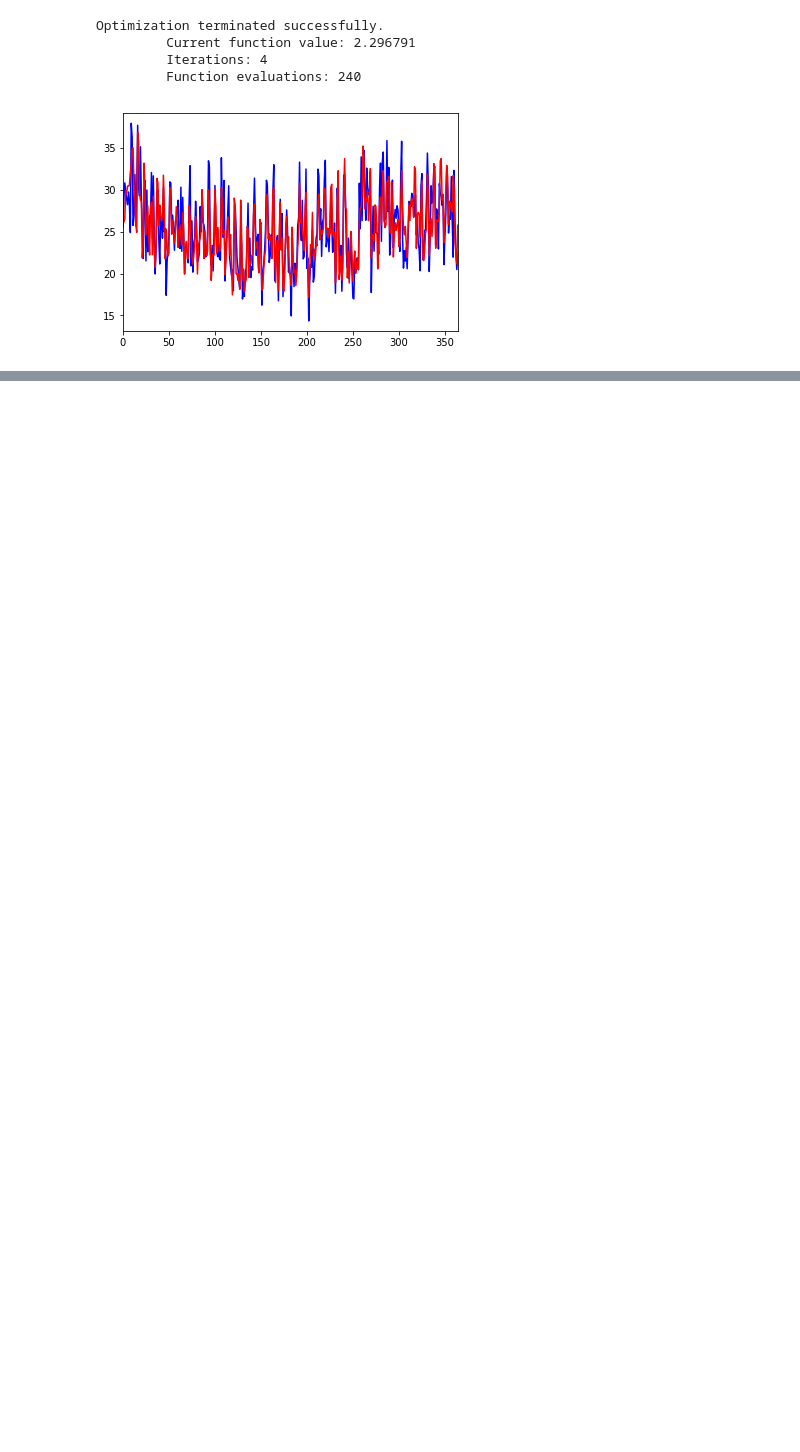
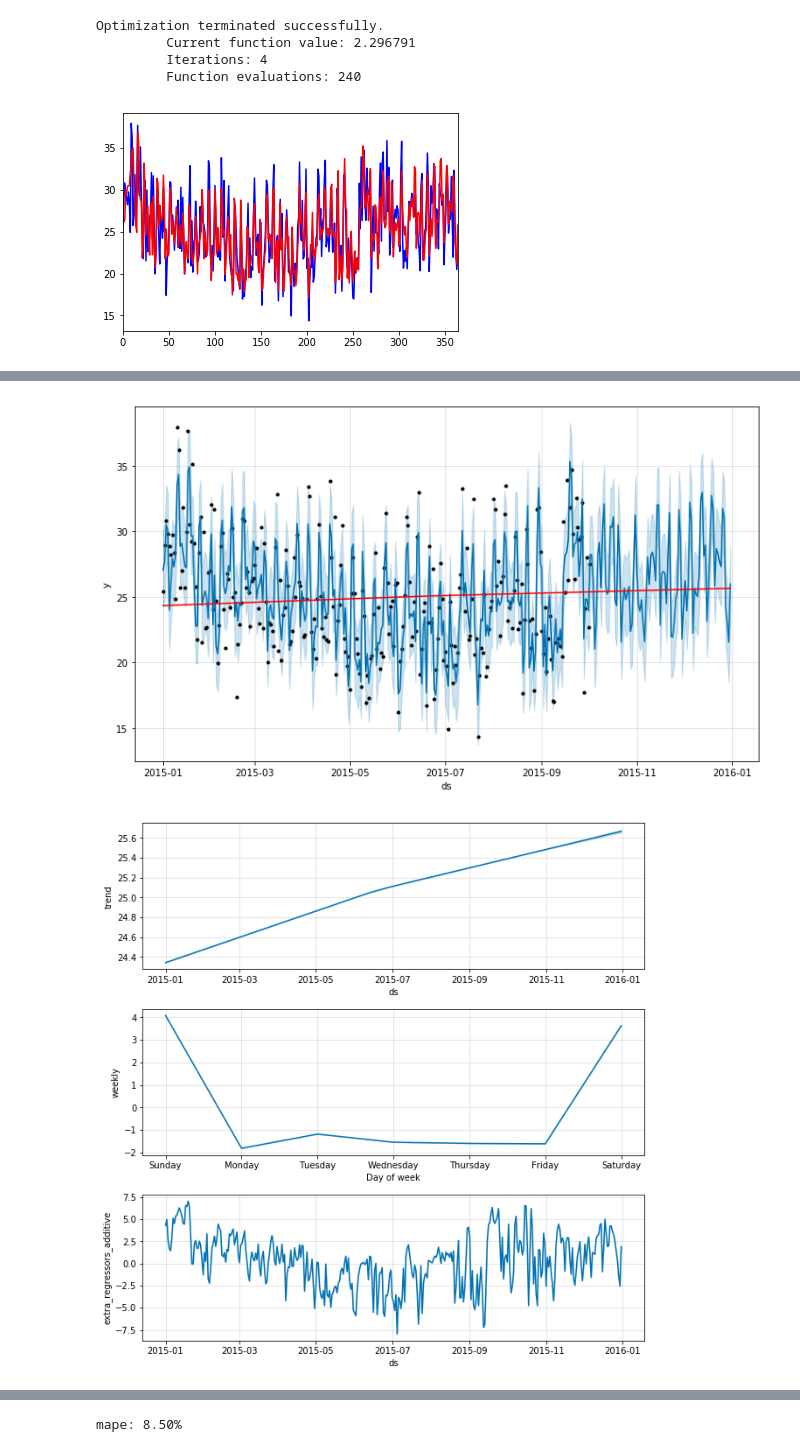
Before and after one commit to millengustavo/time-series-forecasting, a Jupyter notebook: notebooks/beer-consumption-sp.ipynb, the cells around one changed output, grey strips where cells are left out. Drawn from its saved outputs; the diff is of its cells as text; code cells hidden in the pictures; blank space fills up the shorter version.

Commit message:
added regressor to prophet

```diff
--- a/notebooks/beer-consumption-sp.ipynb
+++ b/notebooks/beer-consumption-sp.ipynb
@@ -381,3 +384,5 @@ model2.predict()[1:].plot(color='r')
 plt.show()
 # %% [output]
 [figure]
+# %%
+prophet_df["temp"] = list(df["Temperatura Maxima (C)"])
@@ -383,0 +412,29 @@ plt.show()
+# %%
+m = Prophet(growth='linear',
+                  yearly_seasonality=False,
+                  weekly_seasonality=True,
+                  daily_seasonality=False,
+                  seasonality_mode='additive'
+                 )
+
+m.add_regressor('temp')
+
+m.fit(prophet_df[:365-90])
+future = m.make_future_dataframe(periods=90, freq='D')
+
+future['temp'] = prophet_df["temp"]
+
+forecast = m.predict(future)
+fig = m.plot(forecast)
+a = add_changepoints_to_plot(fig.gca(), m, forecast)
+plt.show()
+fig2 = m.plot_components(forecast)
+plt.show()
+df_cv = cross_validation(m, initial='200 days', period='65 days', horizon = '60 days')
+df_p = performance_metrics(df_cv)
+fig = plot_cross_validation_metric(df_cv, metric='mape')
+plt.show()
+print('mape:', '{:.2f}%'.format(100 * df_p['mape'].mean()))
+# %% [output]
+[figure, added]
+[figure, added]
@@ -383,0 +443 @@ plt.show()
+mape: 8.50%
```
Also changed, not shown: parts of 5 cells of this notebook.
